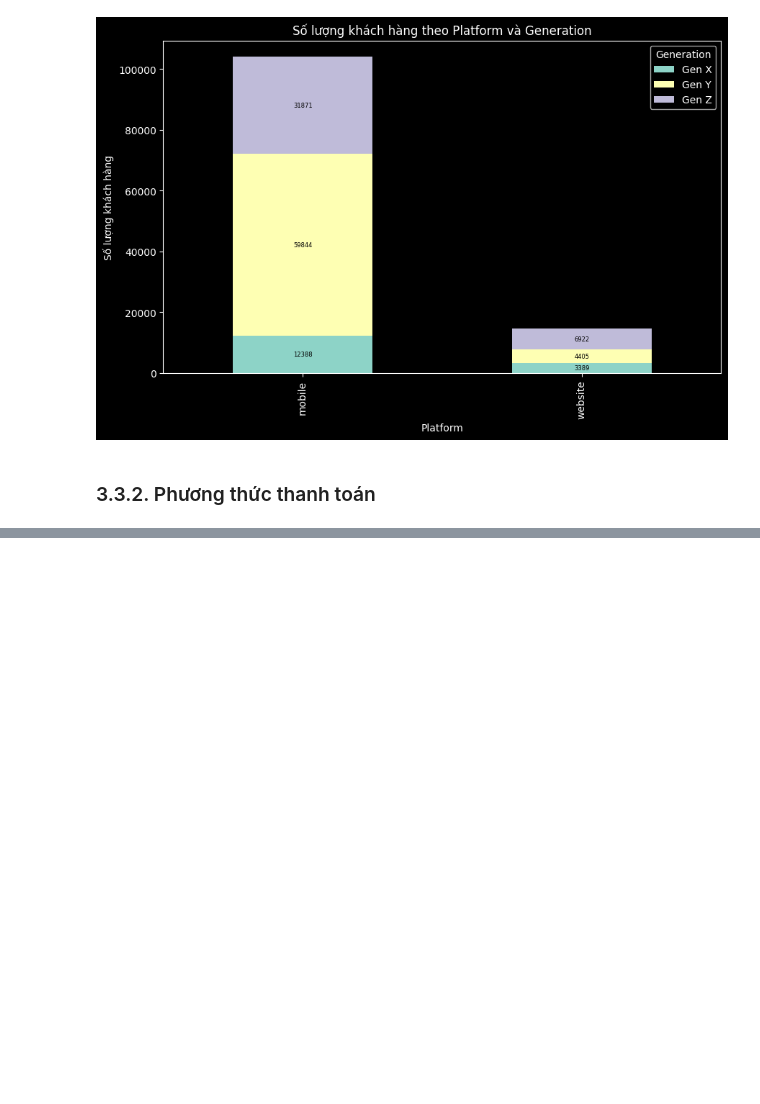
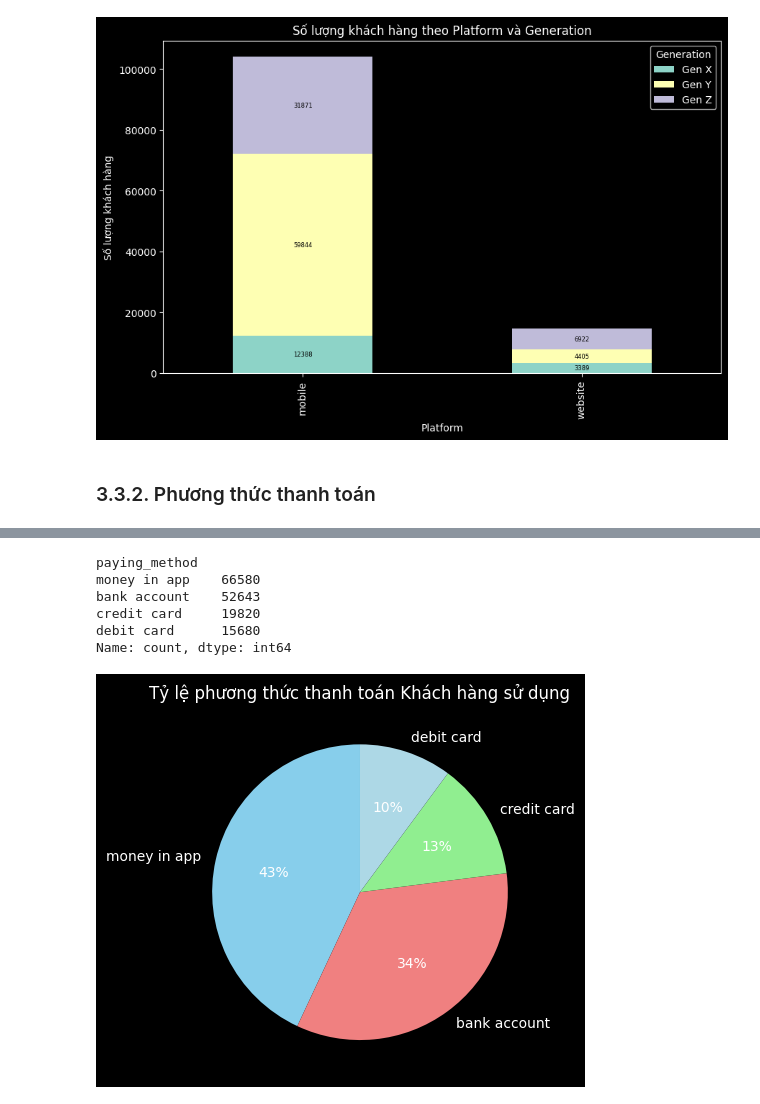
Before and after one commit to LeVanDuy26/Project-Python, a Jupyter notebook: src/3_Analyze.ipynb, the cells around one changed output, grey strips where cells are left out. Cells and saved outputs as stored; diff of their text form; code cells hidden in the pictures; blank space fills up the shorter version.

```diff
--- a/src/3_Analyze.ipynb
+++ b/src/3_Analyze.ipynb
@@ -669,5 +669,6 @@ plt.show()
 # %% [markdown]
 ### 3.3.2. Phương thức thanh toán
 # %%
-df_final.head()
+df_payment_method_counts = df_final['paying_method'].value_counts()
+df_payment_method_counts
 # %% [output]
@@ -680,0 +682,25 @@ df_final.head()
+# %%
+# Do other chiem ty le it nen loai bo
+df_payment_method_counts.drop(index='other', inplace=True)
+df_payment_method_counts
+# %% [output]
+paying_method
+money in app    66580
+bank account    52643
+credit card     19820
+debit card      15680
+Name: count, dtype: int64
+# %%
+# ve bieu do tron
+plt.pie(
+    df_payment_method_counts,
+    labels=df_payment_method_counts.index,
+    autopct="%.0f%%",               # hiển thị phần trăm (1 số thập phân)
+    startangle=90,                  # xoay cho đẹp
+    colors=["skyblue", "lightcoral", "lightgreen", "lightblue"] # màu tuỳ chọn
+)
+
+plt.title("Tỷ lệ phương thức thanh toán Khách hàng sử dụng")
+plt.show()
+# %% [output]
+[figure, added]
```
Also changed, not shown: parts of 11 cells of this notebook, 2 other files.
